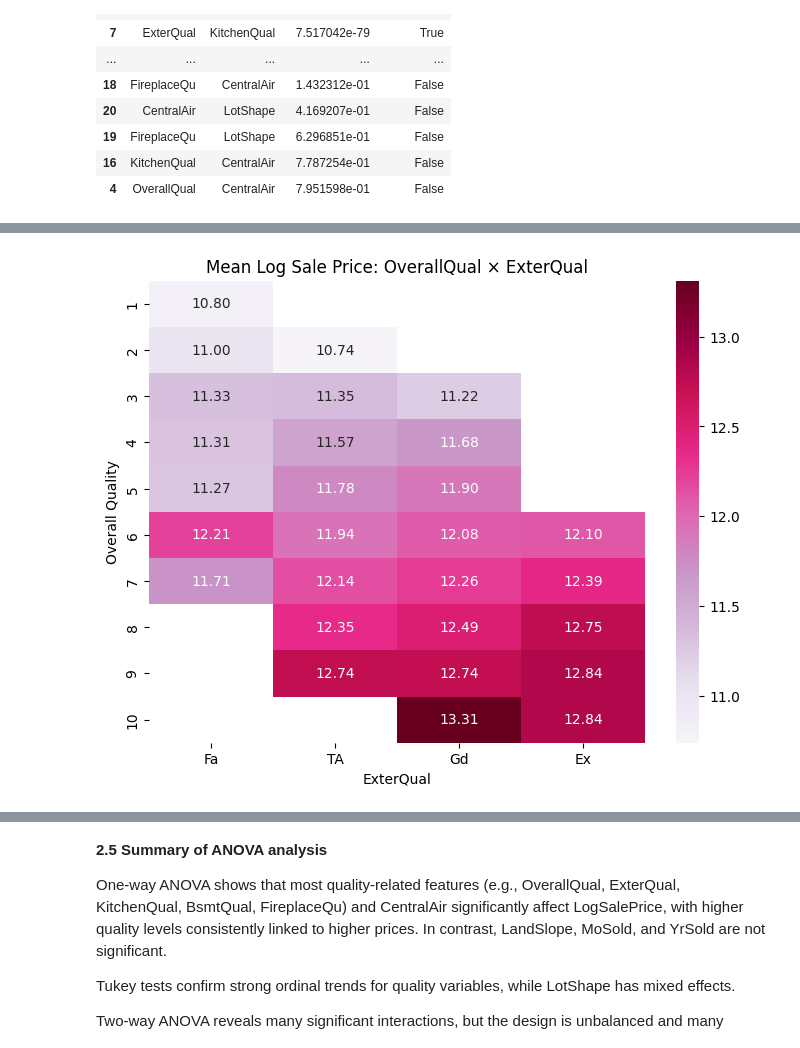
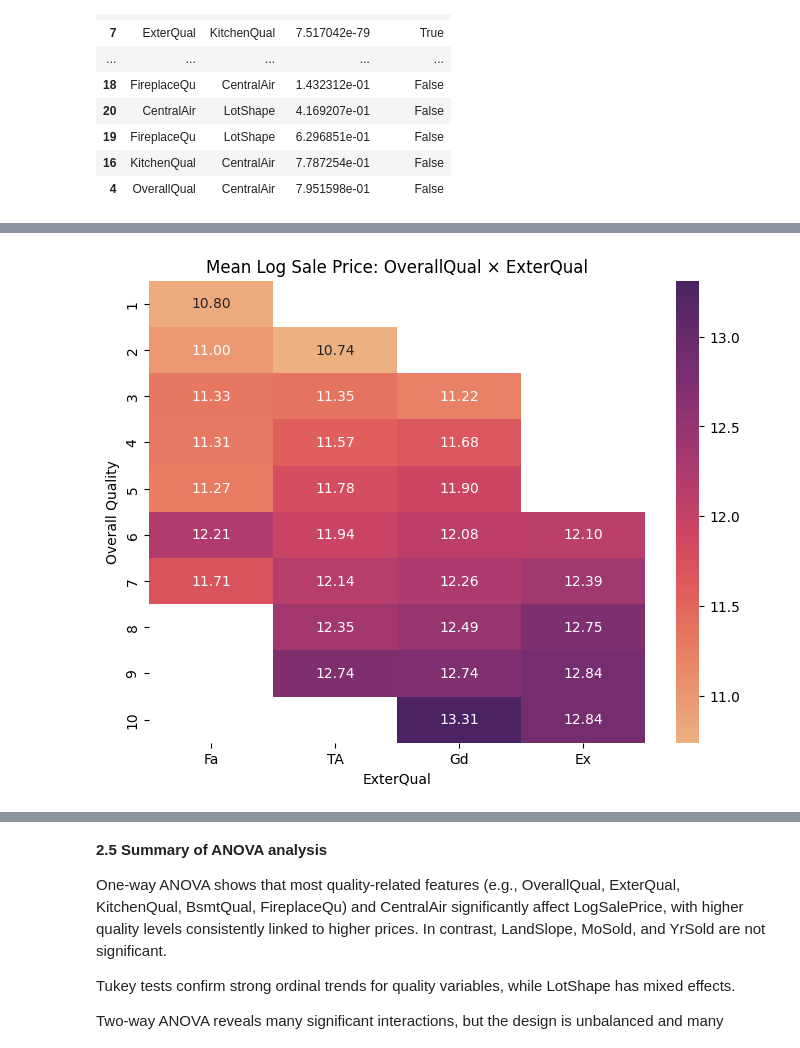
Before and after one commit to em-cd/cstats-project, a Jupyter notebook: project_STUDENTID.ipynb, the cells around one changed output, grey strips where cells are left out. Saved outputs shown, nothing was run; the diff lists cells and outputs as text; code cells hidden in the pictures.

```diff
--- a/project_STUDENTID.ipynb
+++ b/project_STUDENTID.ipynb
@@ -759,35 +759,35 @@ qual_feat = "ExterQual"
 # Create pivot table of means
 heatmap_data = pd.pivot_table(
     df_for_anova,
     values="LogSalePrice",
     index="OverallQual",
     columns=qual_feat,
     aggfunc="mean"
 )
 
 # Order the quality categories
 quality_order = ["None", "Po", "Fa", "TA", "Gd", "Ex"]
 existing_order = [
     q for q in quality_order
     if q in heatmap_data.columns
 ]
 heatmap_data = heatmap_data.reindex(columns=existing_order)
 
 plt.figure(figsize=(8, 6))
 
 sns.heatmap(
     heatmap_data,
-    cmap="PuRd",
+    cmap="flare",
     annot=True,
     fmt=".2f"
 )
 
 plt.title(f"Mean Log Sale Price: OverallQual × {qual_feat}")
 plt.xlabel(qual_feat)
 plt.ylabel("Overall Quality")
 plt.show()
 # %% [output]
-[figure, old version]
+[figure, new version]
 # %%
 # 2.4 Run Tukey's HSD on significant features from one-way ANOVA
 for feature in significant_features:
```
